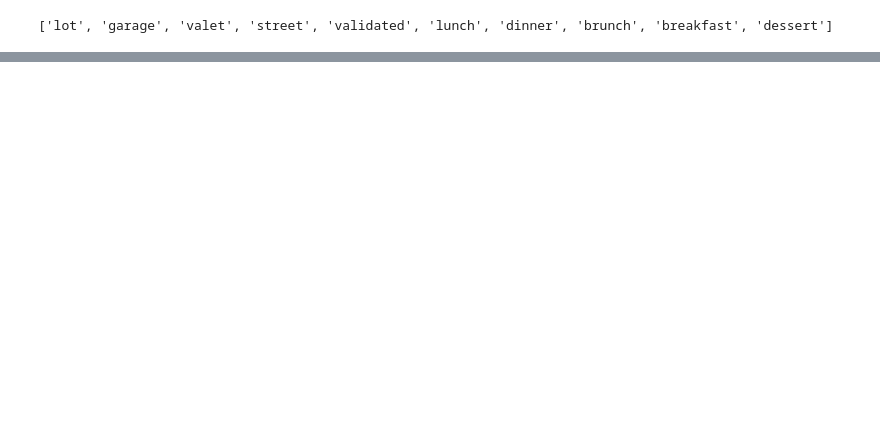
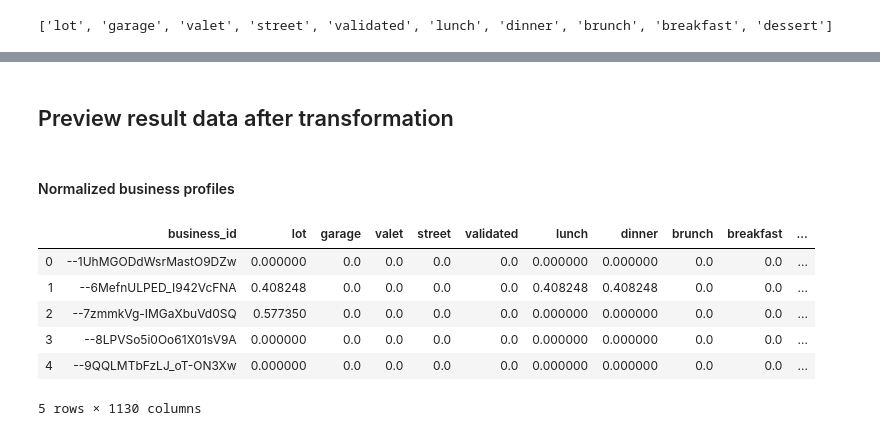
Before and after one commit to Papyss/capstone, a Jupyter notebook: capstone_bus_prof.ipynb, the cells around one changed output, grey strips where cells are left out. Drawn from its saved outputs; the diff is of its cells as text; code cells hidden in the pictures; blank space fills up the shorter version.

```diff
--- a/capstone_bus_prof.ipynb
+++ b/capstone_bus_prof.ipynb
@@ -440,0 +555,14 @@ df_bin_data = None
+# %% [markdown]
+## Preview result data after transformation
+# %% [markdown]
+#### Normalized business profiles
+# %%
+pd.read_parquet(fp + "/" + fn + "_normalized.gzip").head()
+# %% [output]
+|  | business_id | lot | garage | valet | street | validated | lunch | dinner | brunch | breakfast | ... |
+| 0 | --1UhMGODdWsrMastO9DZw | 0.000000 | 0.0 | 0.0 | 0.0 | 0.0 | 0.000000 | 0.000000 | 0.0 | 0.0 | ... |
+| 1 | --6MefnULPED_I942VcFNA | 0.408248 | 0.0 | 0.0 | 0.0 | 0.0 | 0.408248 | 0.408248 | 0.0 | 0.0 | ... |
+| 2 | --7zmmkVg-IMGaXbuVd0SQ | 0.577350 | 0.0 | 0.0 | 0.0 | 0.0 | 0.000000 | 0.000000 | 0.0 | 0.0 | ... |
+| 3 | --8LPVSo5i0Oo61X01sV9A | 0.000000 | 0.0 | 0.0 | 0.0 | 0.0 | 0.000000 | 0.000000 | 0.0 | 0.0 | ... |
+| 4 | --9QQLMTbFzLJ_oT-ON3Xw | 0.000000 | 0.0 | 0.0 | 0.0 | 0.0 | 0.000000 | 0.000000 | 0.0 | 0.0 | ... |
+5 rows × 1130 columns
```
Also changed, not shown: parts of 42 cells of this notebook, 9 other files.
